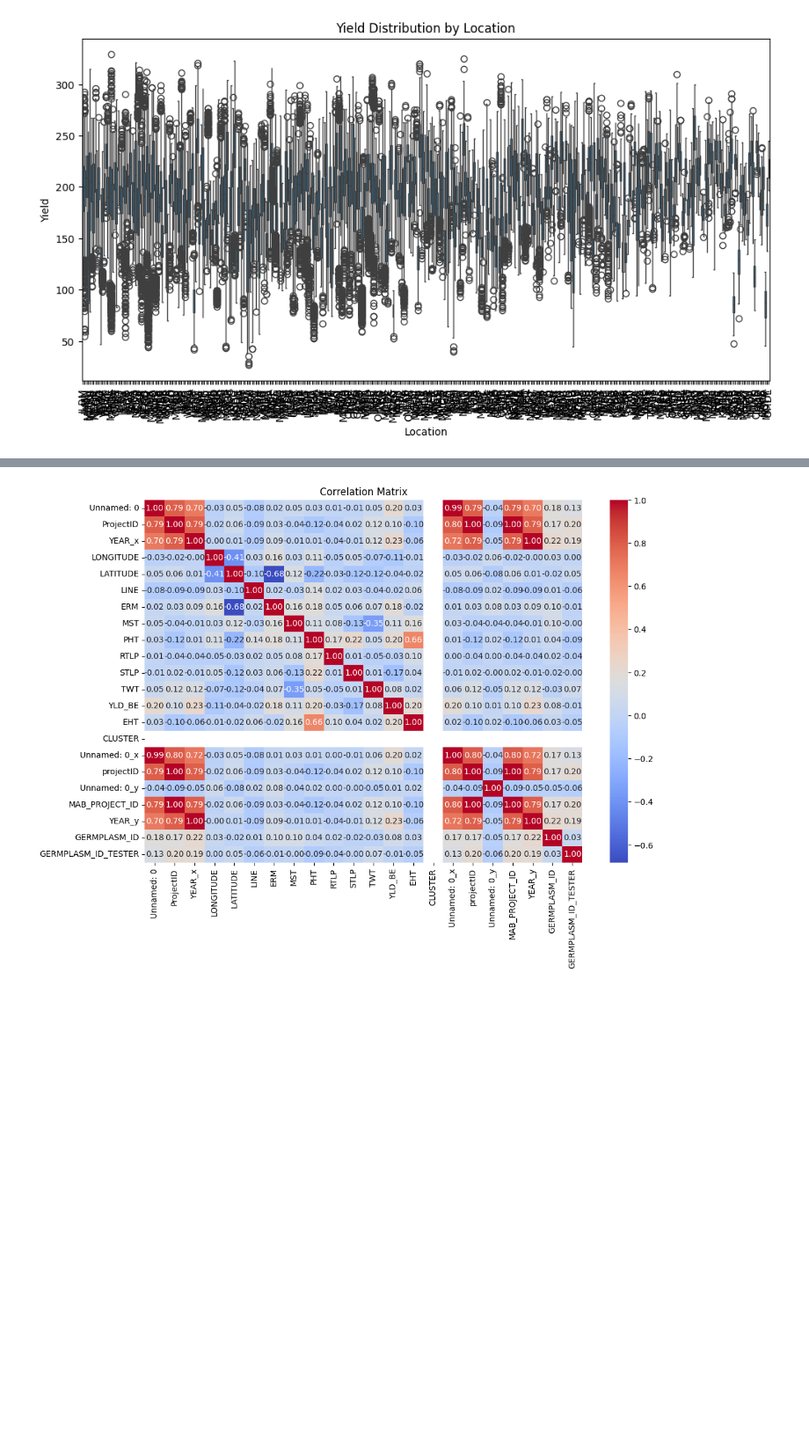
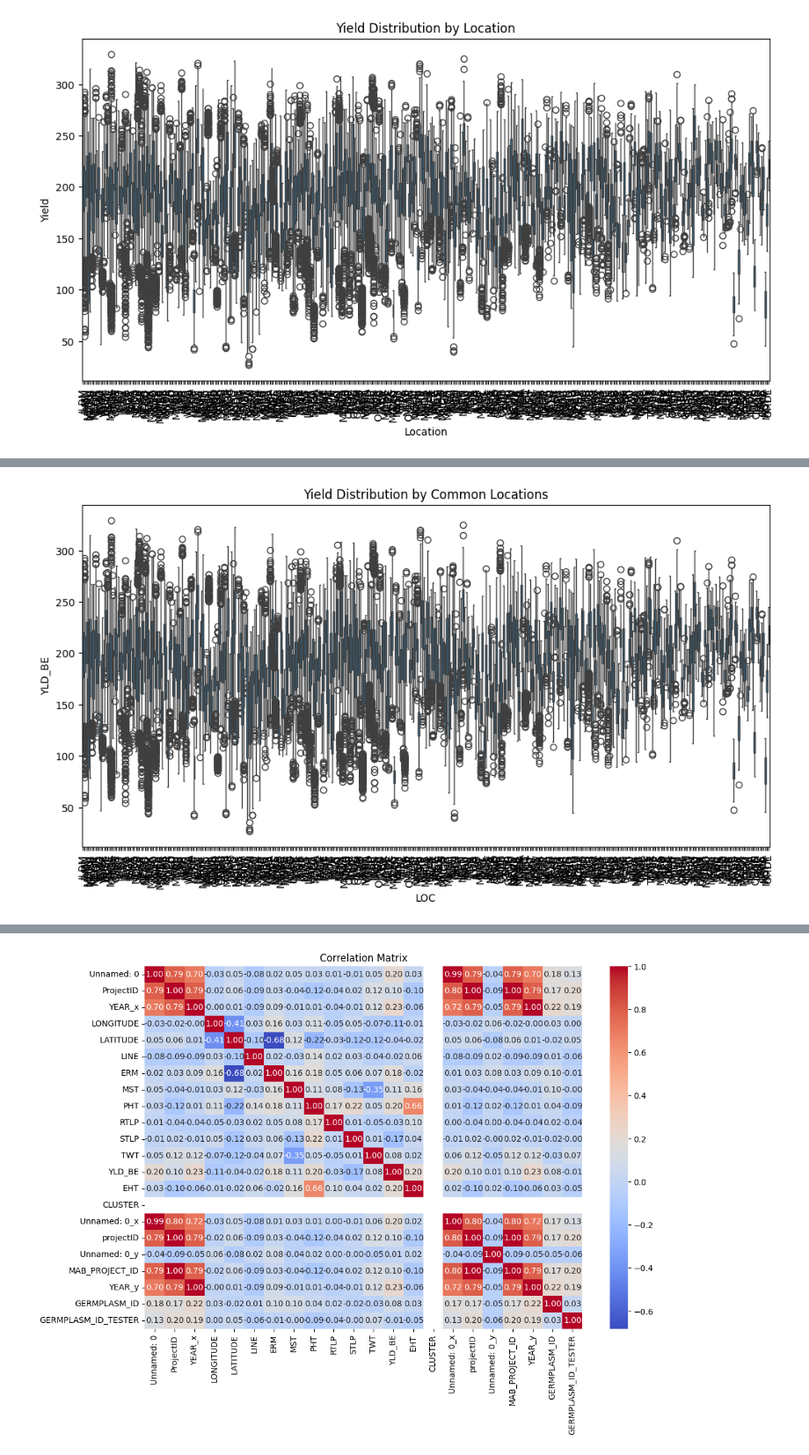
Before and after one commit to gurmindersingh12/Maize-Yield-Prediction-Analysis, a Jupyter notebook: 02_EDA.ipynb, the cells around one changed output, grey strips where cells are left out. Shown at 88% size. Drawn from its saved outputs; the diff is of its cells as text; code cells hidden in the pictures; blank space fills up the shorter version.

```diff
--- a/02_EDA.ipynb
+++ b/02_EDA.ipynb
@@ -118,0 +170,26 @@ plt.show()
+# %%
+## Our boxplot is too cluttered, there are a few techniques we can use to improve readability, especially when we
+## have many unique locations. Here are some suggestions:
+
+## Filter Locations by Frequency:
+
+## We can plot only the most common locations or those with the highest yield values. This reduces the number of categories displayed.
+
+## Filter for locations with more than a certain number of enteries
+
+location_counts = data['LOC'].value_counts()
+common_locations = location_counts[location_counts > 20].index
+## This filtered dataset will only include data for locations that appear at least 20 times across all years and lines.
+## this will basically show all the dataset again, because all the locations are occuring at least 20 times, except location "ILGT"
+## the output boxplot will be clutered again.
+
+filtered_data = data[data['LOC'].isin(common_locations)]
+
+
+plt.figure(figsize=(12, 6))
+sns.boxplot(x='LOC', y='YLD_BE', data=filtered_data)
+plt.xticks(rotation=90)
+plt.title('Yield Distribution by Common Locations')
+plt.show()
+# %% [output]
+[figure, added]
```
Also changed, not shown: parts of 10 cells of this notebook.
